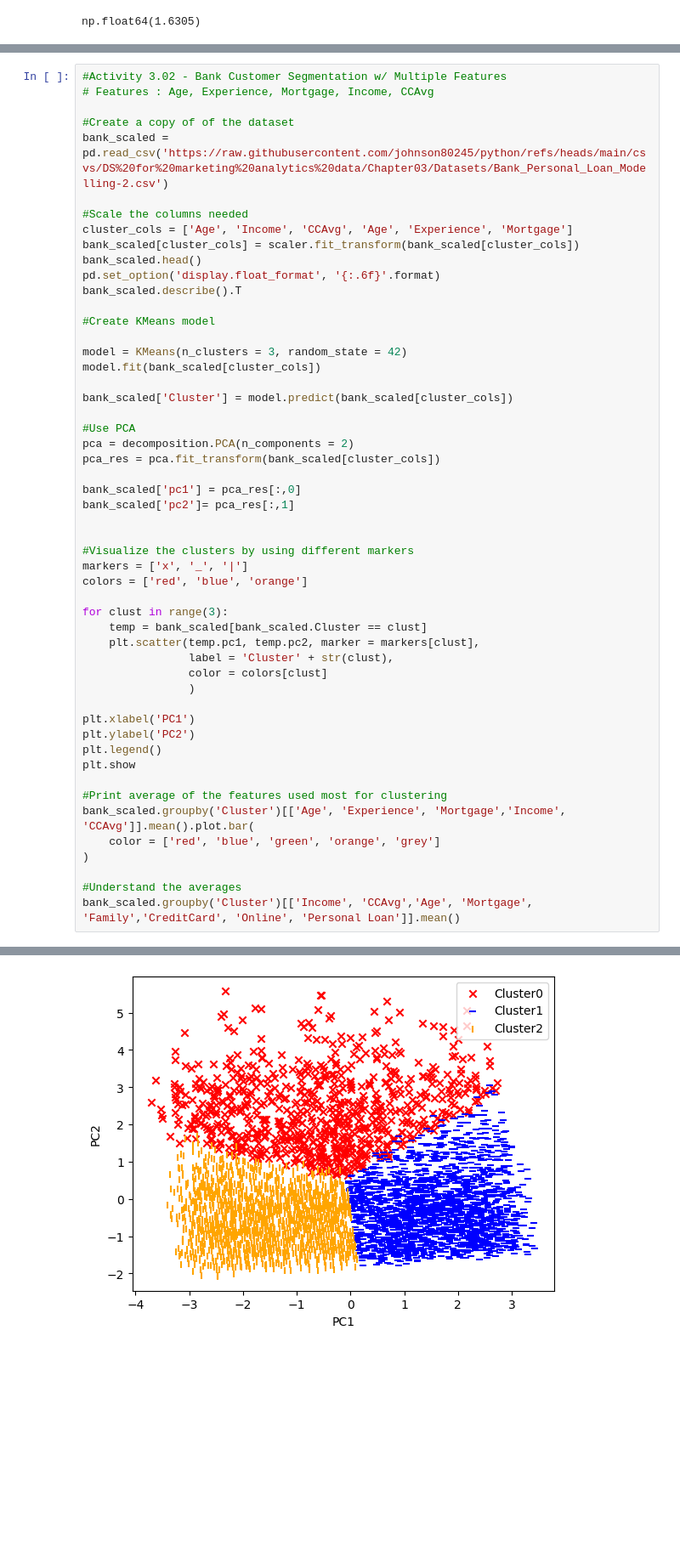
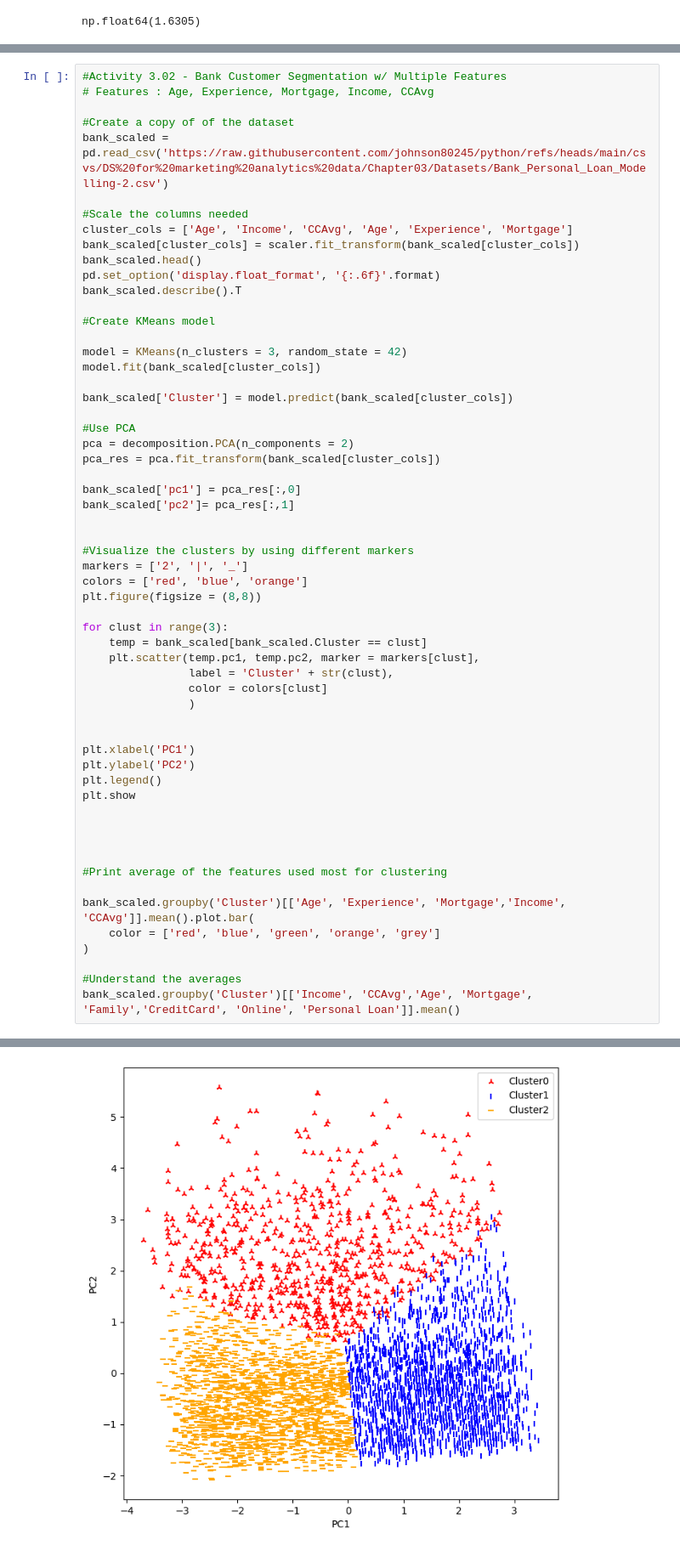
Before and after one commit to johnson80245/python, a Jupyter notebook: DS for Marketing Analytics/DS Marketing Analytics Ch3.ipynb, the cells around one changed output, grey strips where cells are left out. Shown at 85% size. Drawn from its saved outputs; the diff is of its cells as text; blank space fills up the shorter version.

```diff
--- a/DS for Marketing Analytics/DS Marketing Analytics Ch3.ipynb
+++ b/DS for Marketing Analytics/DS Marketing Analytics Ch3.ipynb
@@ -308,33 +308,39 @@ bank_scaled['pc2']= pca_res[:,1]
 
 
 #Visualize the clusters by using different markers
-markers = ['x', '_', '|']
+markers = ['2', '|', '_']
 colors = ['red', 'blue', 'orange']
+plt.figure(figsize = (8,8))
 
 for clust in range(3):
     temp = bank_scaled[bank_scaled.Cluster == clust]
     plt.scatter(temp.pc1, temp.pc2, marker = markers[clust],
                 label = 'Cluster' + str(clust),
                 color = colors[clust]
                 )
 
+
 plt.xlabel('PC1')
 plt.ylabel('PC2')
 plt.legend()
 plt.show
 
+
+
+
 #Print average of the features used most for clustering
+
 bank_scaled.groupby('Cluster')[['Age', 'Experience', 'Mortgage','Income', 'CCAvg']].mean().plot.bar(
     color = ['red', 'blue', 'green', 'orange', 'grey']
 )
 
 #Understand the averages
 bank_scaled.groupby('Cluster')[['Income', 'CCAvg','Age', 'Mortgage', 'Family','CreditCard', 'Online', 'Personal Loan']].mean()
 # %% [output]
 |  | Income | CCAvg | Age | Mortgage | Family | CreditCard | Online | Personal Loan |
 | Cluster |  |  |  |  |  |  |  |  |
 | 0 | 1.616348 | 1.739726 | -0.208283 | 0.541046 | 2.002646 | 0.305556 | 0.608466 | 0.399471 |
 | 1 | -0.285801 | -0.303746 | 0.891974 | -0.085599 | 2.389540 | 0.299820 | 0.605500 | 0.047340 |
 | 2 | -0.290253 | -0.316645 | -0.898784 | -0.108180 | 2.550839 | 0.283317 | 0.582922 | 0.036032 |
-[figure, old version]
+[figure, new version]
 [figure]
```
Also changed, not shown: 1 other file.
